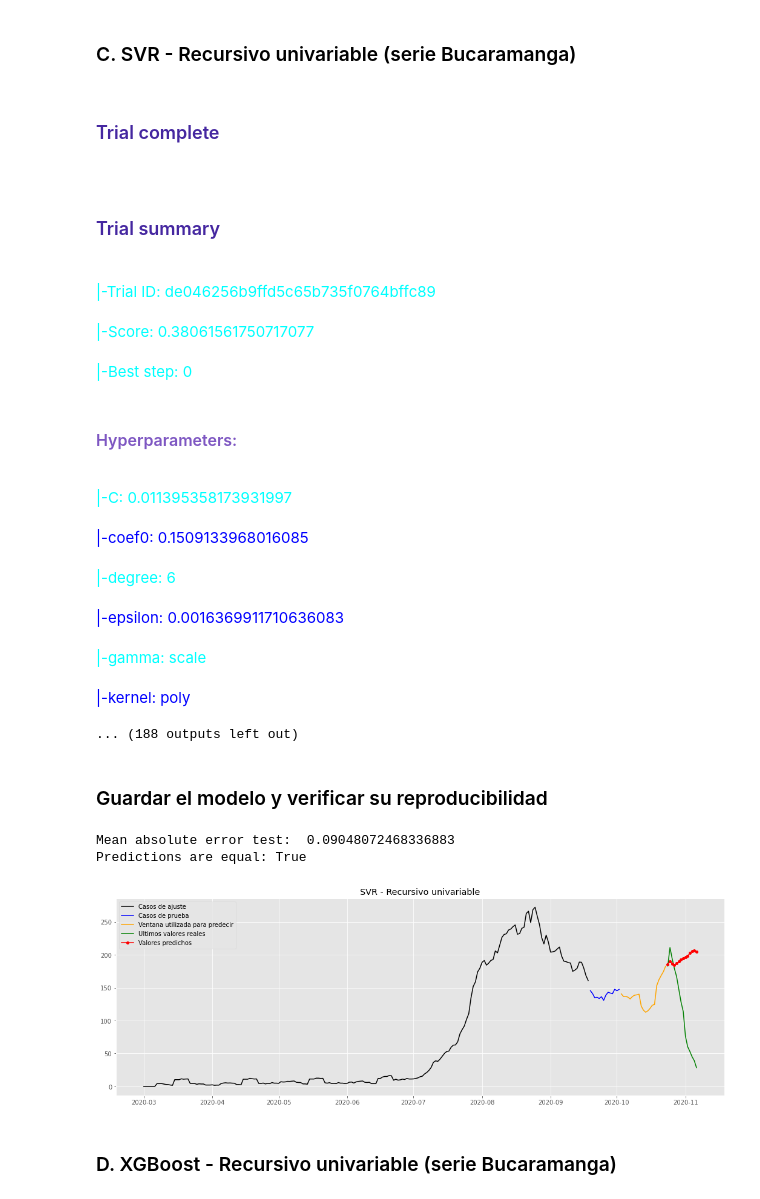
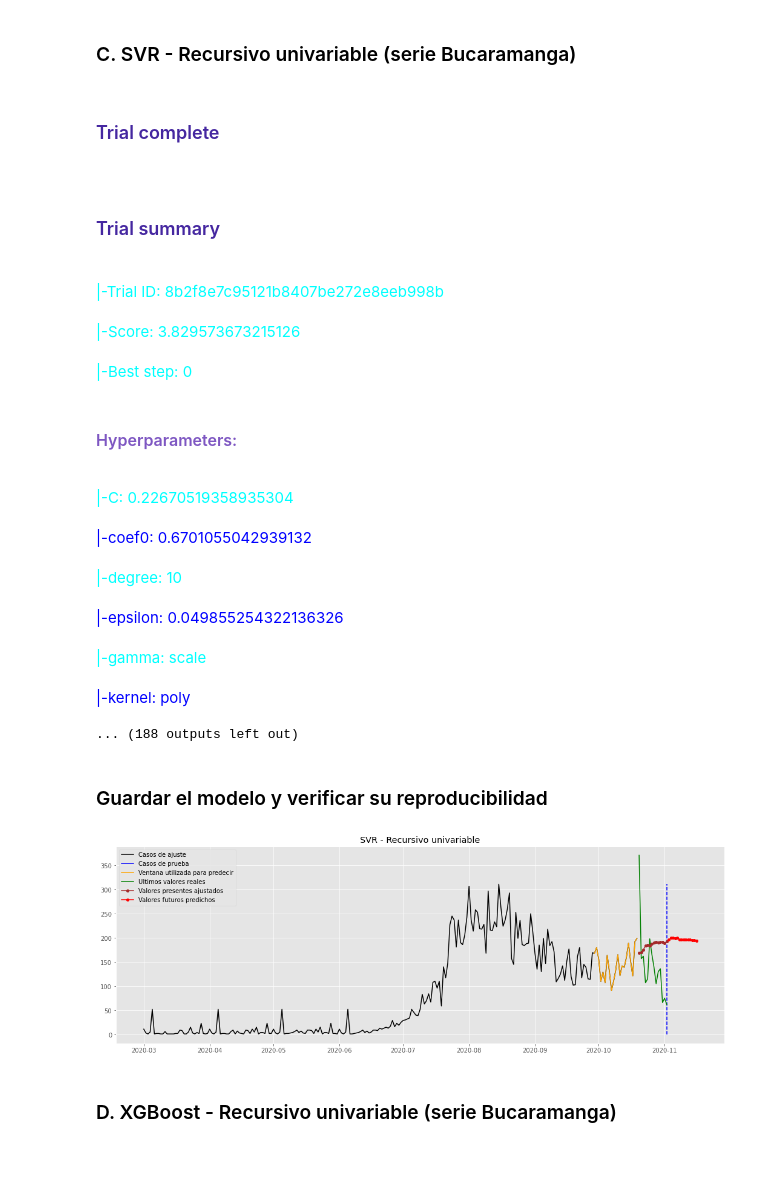
Before and after one commit to jeffersonrodriguezc/Forecasting_COVID_BGA, a Jupyter notebook: MODELS_ML_DL_COVID_19_Forecasting.ipynb, the cells around one changed output. Drawn from its saved outputs; the diff is of its cells as text; code cells hidden in the pictures; blank space fills up the shorter version.

```diff
--- a/MODELS_ML_DL_COVID_19_Forecasting.ipynb
+++ b/MODELS_ML_DL_COVID_19_Forecasting.ipynb
@@ -126,9 +126,10 @@ df_join
 #@title
 # Date range to select the series.
 initial_date = datetime.datetime.strptime('2020-03-01', '%Y-%m-%d')
-final_date = datetime.datetime.strptime(df_join.loc[~df_join['BUCARAMANGA'].isna()].index.values[-1].astype(str)[:10], '%Y-%m-%d')
+#final_date = datetime.datetime.strptime(df_join.loc[~df_join['BUCARAMANGA'].isna()].index.values[-1].astype(str)[:10], '%Y-%m-%d')
 # Range of dates for training and testing (last window in the future plus 7 days)
-train_final_date = datetime.datetime.strptime('2020-09-18', '%Y-%m-%d')
+train_final_date = datetime.datetime.strptime('2020-10-05', '%Y-%m-%d')
+final_date = datetime.datetime.strptime('2020-10-19', '%Y-%m-%d')
 #Dictionary with necessary parameters
 base_dset_params = dict(batch_size=1,
                         past_window=21,
@@ -368,24 +369,24 @@ tuner.search(ml_rec_bga_dset_train['x'], ml_rec_bga_dset_train['y'])
 ## get the best model
 best_model = tuner.get_best_models(1)[0]
 best_hyperparameters = tuner.get_best_hyperparameters(1)[0]
-svr_preds_rec = best_model.predict(ml_rec_bga_dset_test['x'])
+#svr_preds_rec = best_model.predict(ml_rec_bga_dset_test['x'])
 # evaluate
 #test_score = mape(ml_rec_bga_dset_test['y'], svr_preds_rec)
-test_score = metrics.mean_absolute_error(ml_rec_bga_dset_test['y'], svr_preds_rec)
-print(
-    f"Mean absolute error test: {test_score:.4f}"
-)
+#test_score = metrics.mean_absolute_error(ml_rec_bga_dset_test['y'], svr_preds_rec)
+#print(
+#    f"Mean absolute error test: {test_score:.4f}"
+#)
 # %% [output]
 Trial complete
 Trial summary
-|-Trial ID: de046256b9ffd5c65b735f0764bffc89
+|-Trial ID: 8b2f8e7c95121b8407be272e8eeb998b
-|-Score: 0.38061561750717077
+|-Score: 3.829573673215126
 |-Best step: 0
 Hyperparameters:
-|-C: 0.011395358173931997
+|-C: 0.22670519358935304
-|-coef0: 0.1509133968016085
+|-coef0: 0.6701055042939132
-|-degree: 6
+|-degree: 10
-|-epsilon: 0.0016369911710636083
+|-epsilon: 0.049855254322136326
 |-gamma: scale
 |-kernel: poly
 ... (188 outputs left out)
@@ -394,35 +395,33 @@ Hyperparameters:
 # %%
 #@title
 #save the model
 with open(svr_rec_dir+'svr_recursive_model.pkl', 'wb') as pickle_file:
     pkl.dump(best_model, pickle_file, protocol=pkl.HIGHEST_PROTOCOL)
 #Load to test if it gives the same predictions
 with open(svr_rec_dir+'svr_recursive_model.pkl', 'rb') as pickle_file:
     svr_rec_test = pkl.load(pickle_file)
 # test
-svr_preds_rec = best_model.predict(ml_rec_bga_dset_test['x'])
-svr_preds_test = svr_rec_test.predict(ml_rec_bga_dset_test['x'])
-test_score = metrics.mean_absolute_error(ml_rec_bga_dset_test['y'], svr_preds_test)
-print('Mean absolute error test: ', test_score)
-print('Predictions are equal:',np.array_equal(svr_preds_rec, svr_preds_test))
+#svr_preds_rec = best_model.predict(ml_rec_bga_dset_test['x'])
+#svr_preds_test = svr_rec_test.predict(ml_rec_bga_dset_test['x'])
+#test_score = metrics.mean_absolute_error(ml_rec_bga_dset_test['y'], svr_preds_test)
+#print('Mean absolute error test: ', test_score)
+#print('Predictions are equal:',np.array_equal(svr_preds_rec, svr_preds_test))
 
 scalerfile = svr_rec_dir+'scaler.pkl'
 pkl.dump(bga_scaler, open(scalerfile, 'wb'),  protocol=pkl.HIGHEST_PROTOCOL)
 
 # plots
-utils.plot_serie_with_next_window_prediction(svr_rec_test,
+fig_plot2 = utils.plot_serie_with_next_window_prediction(svr_rec_test,
                                        final_data_train,
                                        final_data_test,
                                        bga_scaler,
                                        base_dset_params['past_window'],
                                        base_dset_params['future_window'],
                                        final_data_test.keys().values.tolist().index('BUCARAMANGA'),
                                        recursive=True,
                                        title='SVR - Recursivo univariable')
 # %% [output]
-Mean absolute error test:  0.09048072468336883
-Predictions are equal: True
-[figure, old version]
+[figure, new version]
 # %% [markdown]
 ### D. XGBoost - Recursivo univariable (serie Bucaramanga)
 # %%
```
Also changed, not shown: parts of 14 cells of this notebook.
